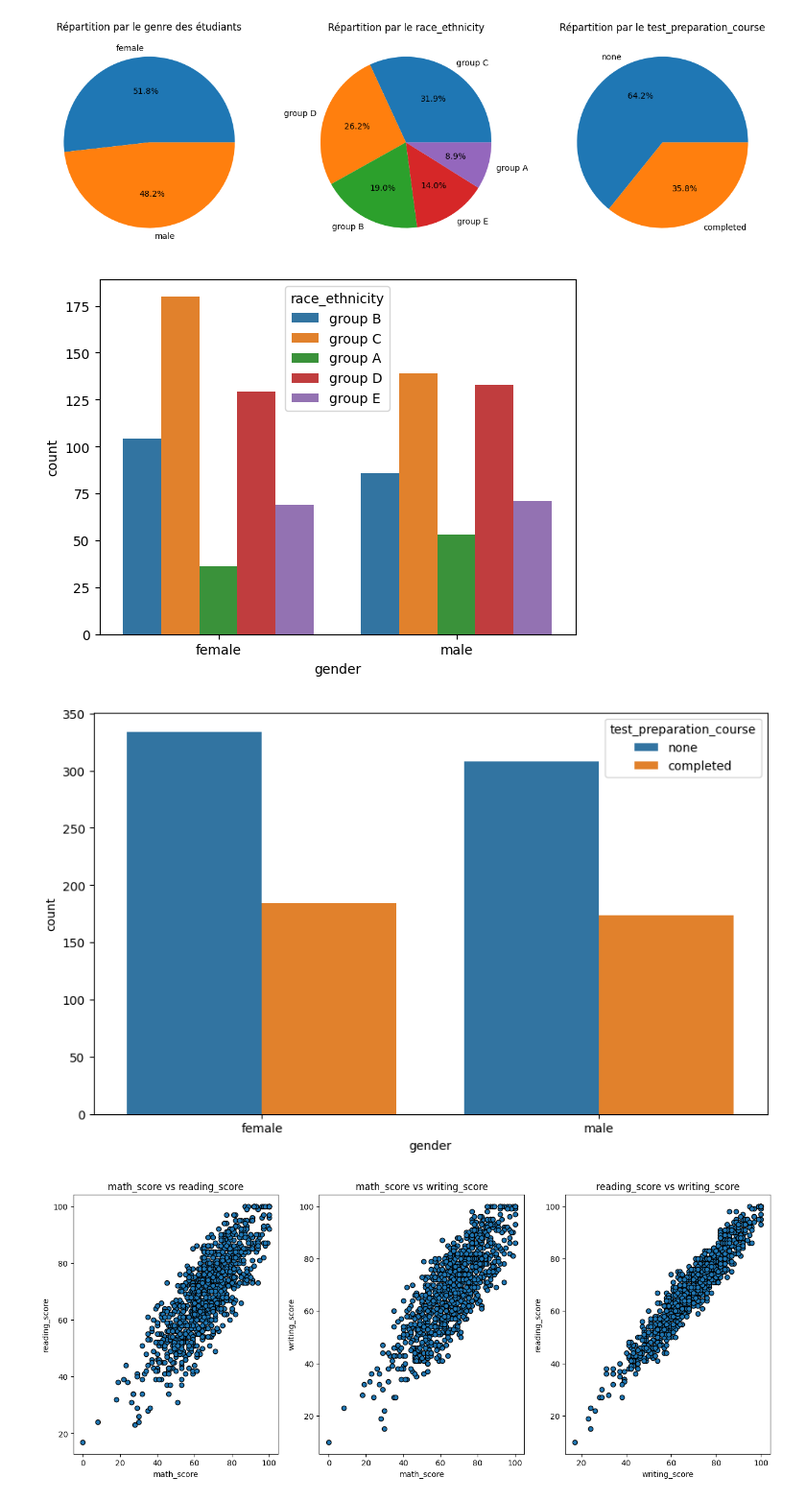
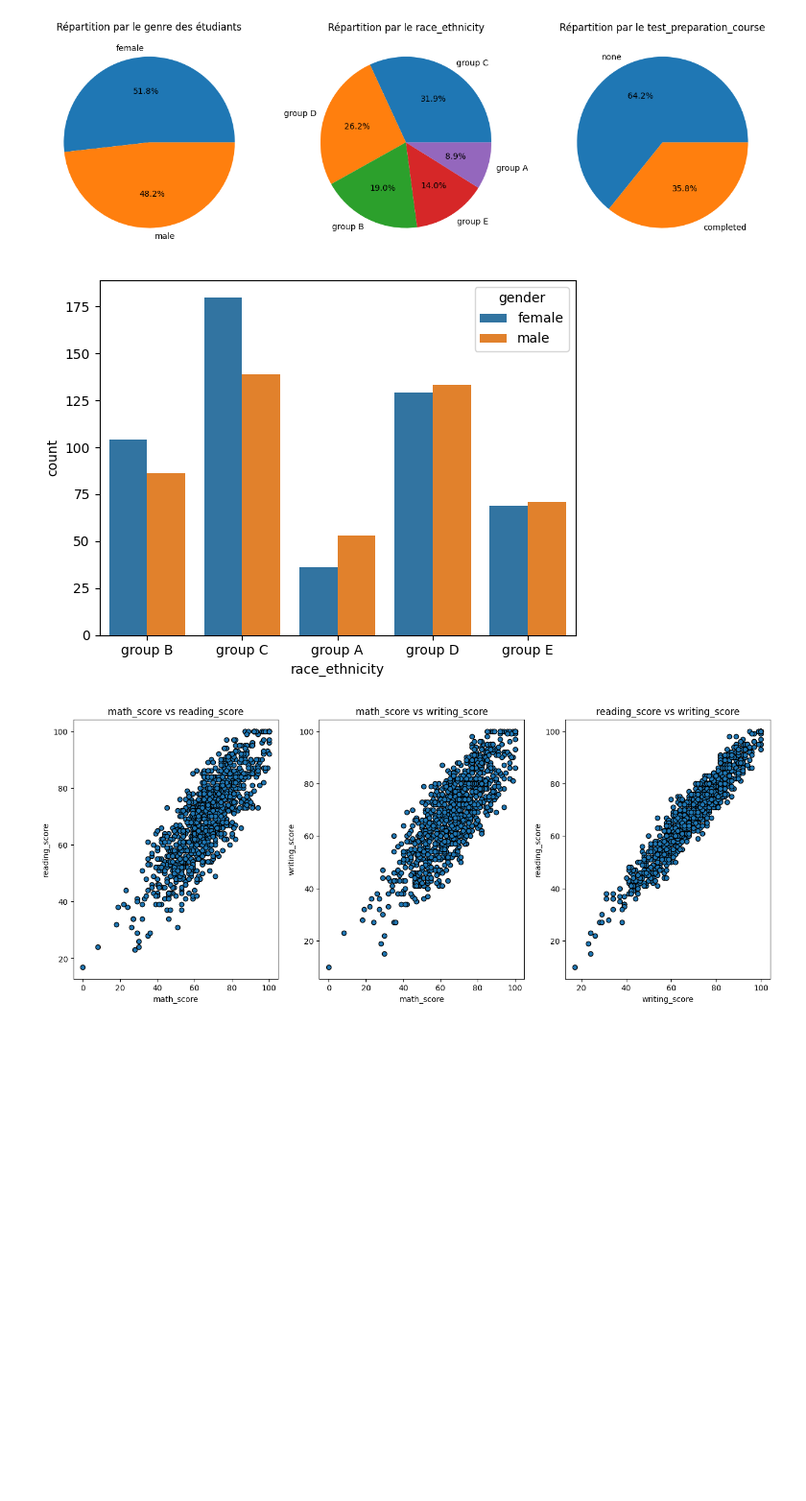
Before and after one commit to bigirimanainnocent12/Visualisations-de-donn-es, a Jupyter notebook: Techniques_de_visulaisations_de_données.ipynb, the cells around one changed output. Shown at 96% size. Cells and saved outputs as stored; diff of their text form; code cells hidden in the pictures; blank space fills up the shorter version.

```diff
--- a/Techniques_de_visulaisations_de_données.ipynb
+++ b/Techniques_de_visulaisations_de_données.ipynb
@@ -74,14 +74,12 @@ plt.show()
 # %% [output]
 [figure]
 # %%
-sns.countplot(x="gender",data=df,hue="race_ethnicity")
 
-plt.figure(figsize=(10,6))
-sns.countplot(x="gender",data=df,hue="test_preparation_course")
+sns.countplot(x='race_ethnicity',data=df,hue="gender")
+
 plt.show()
 # %% [output]
-[figure, old version]
+[figure, new version]
-[figure, removed]
 # %%
 fig,axes=plt.subplots(nrows=1,ncols=3,figsize=(16,6))
 axes[0].scatter("math_score","reading_score",data=df,alpha=1,edgecolor='k')
```
Also changed, not shown: parts of 2 cells of this notebook.
